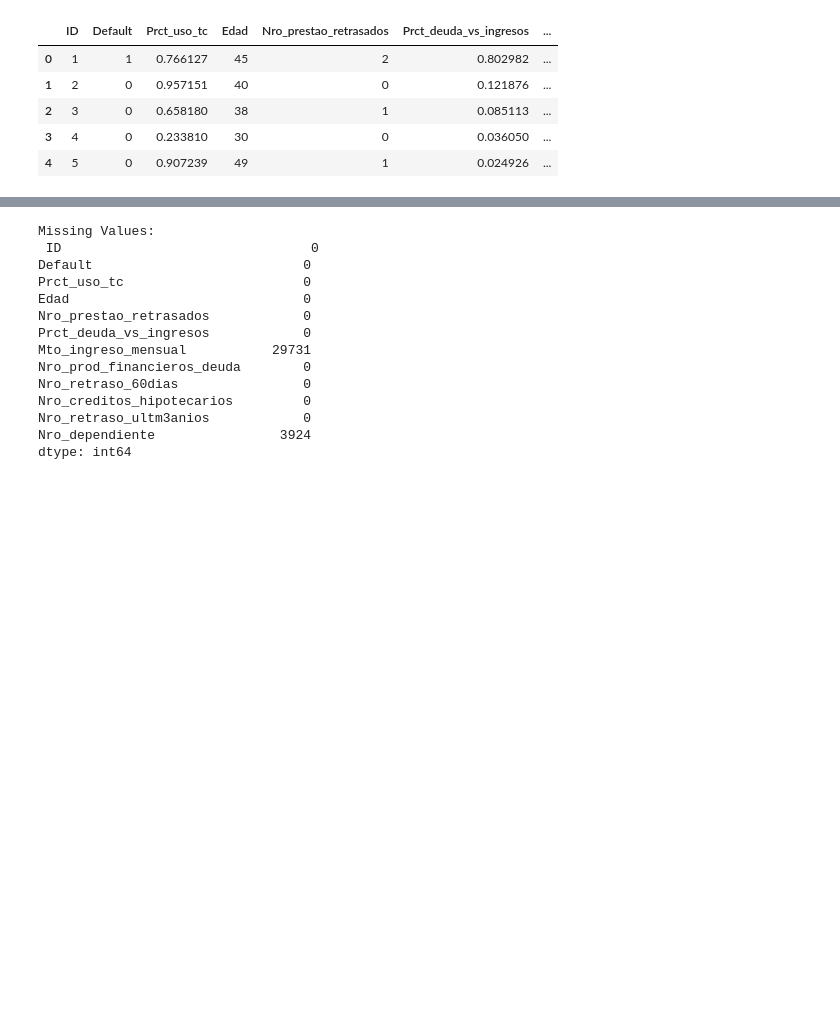
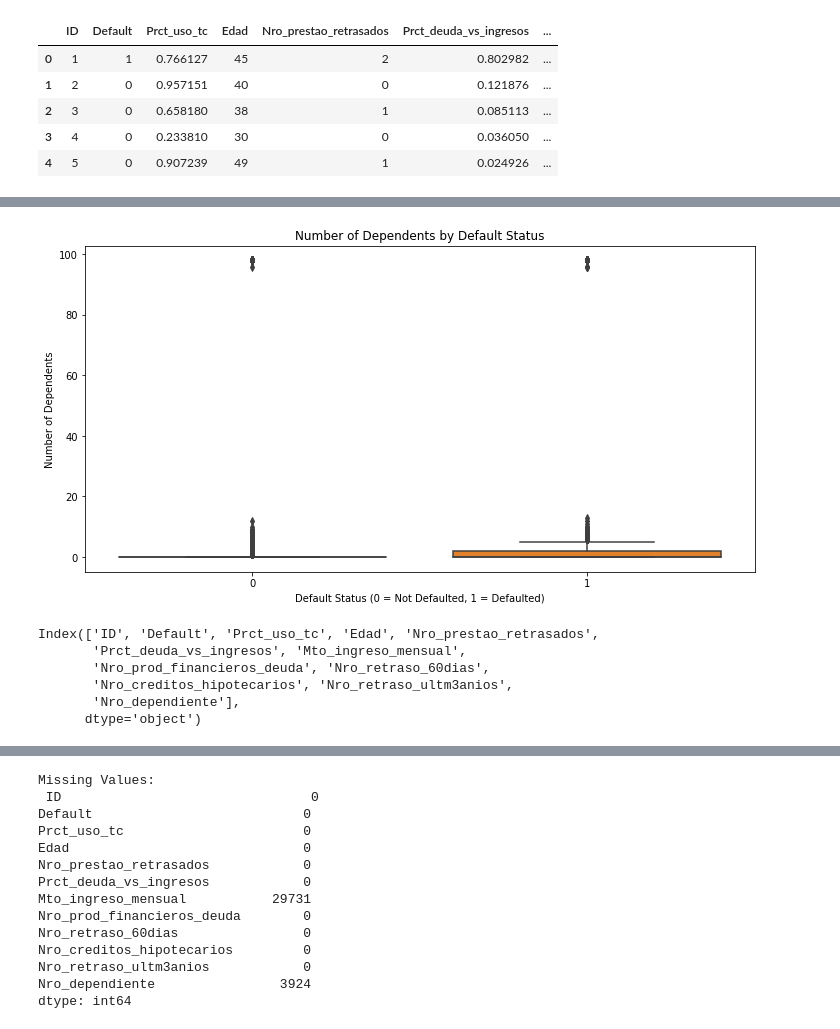
Before and after one commit to FantacherJOY/credit_default_analysis, a Jupyter notebook: EDA_credit_loan_analysis.ipynb, the cells around one changed output, grey strips where cells are left out. Saved outputs shown, nothing was run; the diff lists cells and outputs as text; code cells hidden in the pictures; blank space fills up the shorter version.

```diff
--- a/EDA_credit_loan_analysis.ipynb
+++ b/EDA_credit_loan_analysis.ipynb
@@ -22,0 +49,19 @@ df.head()
+# %%
+# Box plot for Number of Dependents by Default Status
+plt.figure(figsize=(12, 6))
+sns.boxplot(x='Default', y='Nro_prestao_retrasados', data=df)
+plt.title("Number of Dependents by Default Status")
+plt.xlabel("Default Status (0 = Not Defaulted, 1 = Defaulted)")
+plt.ylabel("Number of Dependents")
+plt.show()
+# %% [output]
+[figure, added]
+# %%
+df.columns
+# %% [output]
+Index(['ID', 'Default', 'Prct_uso_tc', 'Edad', 'Nro_prestao_retrasados',
+       'Prct_deuda_vs_ingresos', 'Mto_ingreso_mensual',
+       'Nro_prod_financieros_deuda', 'Nro_retraso_60dias',
+       'Nro_creditos_hipotecarios', 'Nro_retraso_ultm3anios',
+       'Nro_dependiente'],
+      dtype='object')
```
Also changed, not shown: parts of 58 cells of this notebook, 1 other file.
